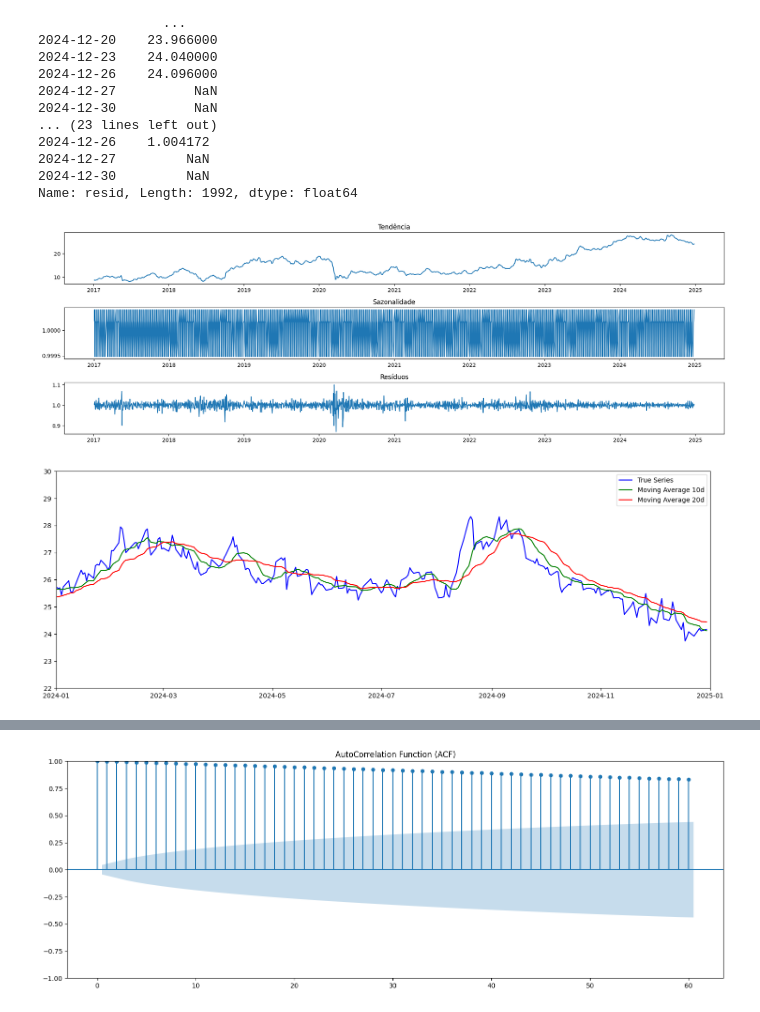
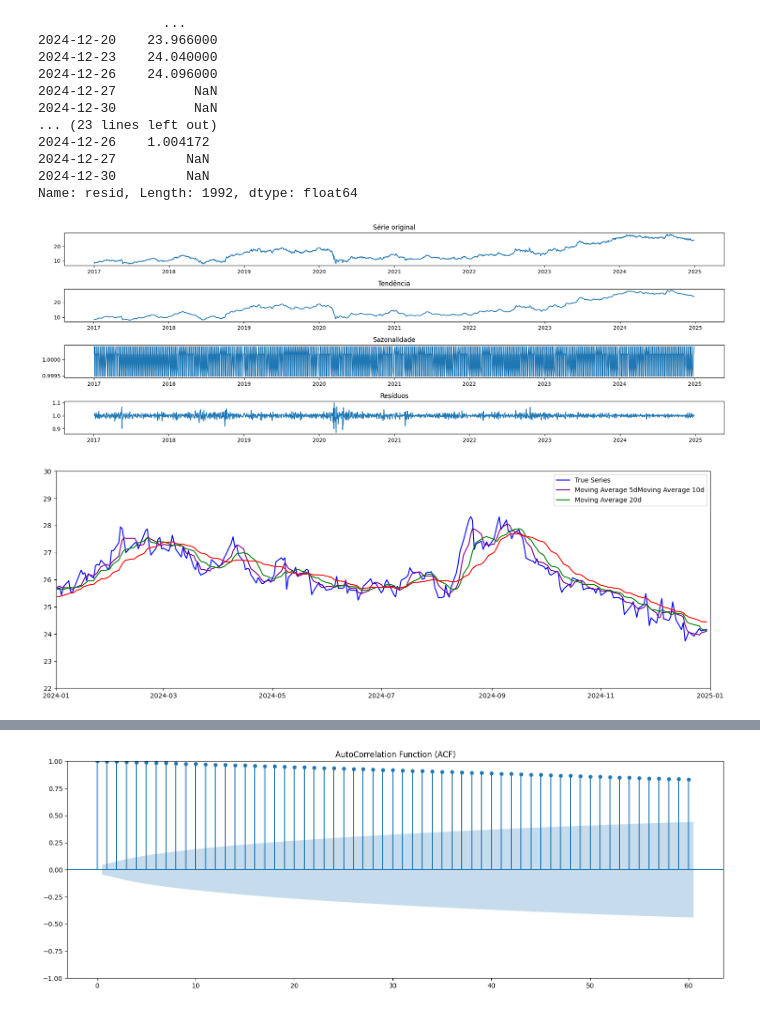
Before and after one commit to Botelho97/tcc-predict-stocks-models-comparison, a Jupyter notebook: models.ipynb, the cells around one changed output, grey strips where cells are left out. Cells and saved outputs as stored; diff of their text form; code cells hidden in the pictures.

Commit message:
Adding all basic predictions for simple time series models.

```diff
--- a/models.ipynb
+++ b/models.ipynb
@@ -176,29 +185,34 @@ Name: resid, Length: 1992, dtype: float64
 # %%
 # Plotando as séries
 
-plt.subplot(3, 1, 1)
+plt.subplot(4, 1, 1)
+plt.plot(bb_series)
+plt.title("Série original")
+
+plt.subplot(4, 1, 2)
 plt.plot(decompa.trend)
 plt.title("Tendência")
 
-plt.subplot(3, 1, 2)
+plt.subplot(4, 1, 3)
 plt.plot(decompa.seasonal)
 plt.title("Sazonalidade")
 
-plt.subplot(3, 1, 3)
+plt.subplot(4, 1, 4)
 plt.plot(decompa.resid)
 plt.title("Resíduos")
 
 plt.tight_layout()
 plt.show()
 # %% [output]
-[figure, old version]
+[figure, new version]
 # %%
 plt.plot(bb_series, 'blue')
+plt.plot(df_bbas["ma_5d"], 'purple')
 plt.plot(df_bbas["ma_10d"], 'green')
 plt.plot(df_bbas["ma_20d"], 'red')
-plt.legend(["True Series", "Moving Average 10d", "Moving Average 20d"])
+plt.legend(["True Series", "Moving Average 5d" "Moving Average 10d", "Moving Average 20d"])
 plt.ylim([22, 30])
 plt.xlim([pd.Timestamp("2024-01-01"), pd.Timestamp("2025-01-01")])
 plt.show()
 # %% [output]
-[figure, old version]
+[figure, new version]
```
Also changed, not shown: parts of 17 cells of this notebook, 1 other file.
